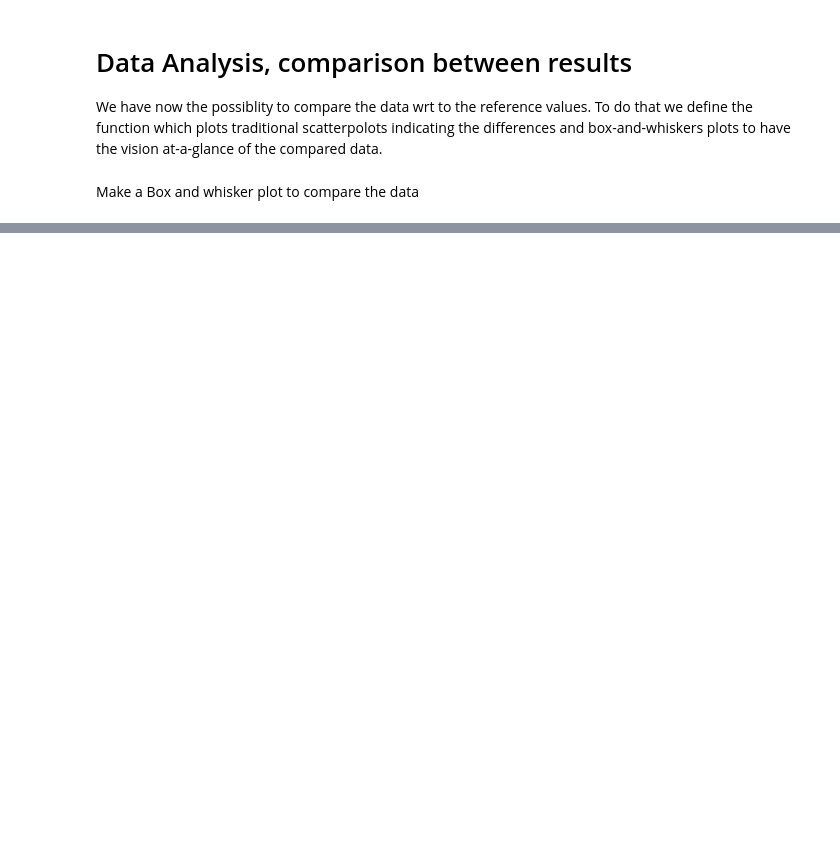
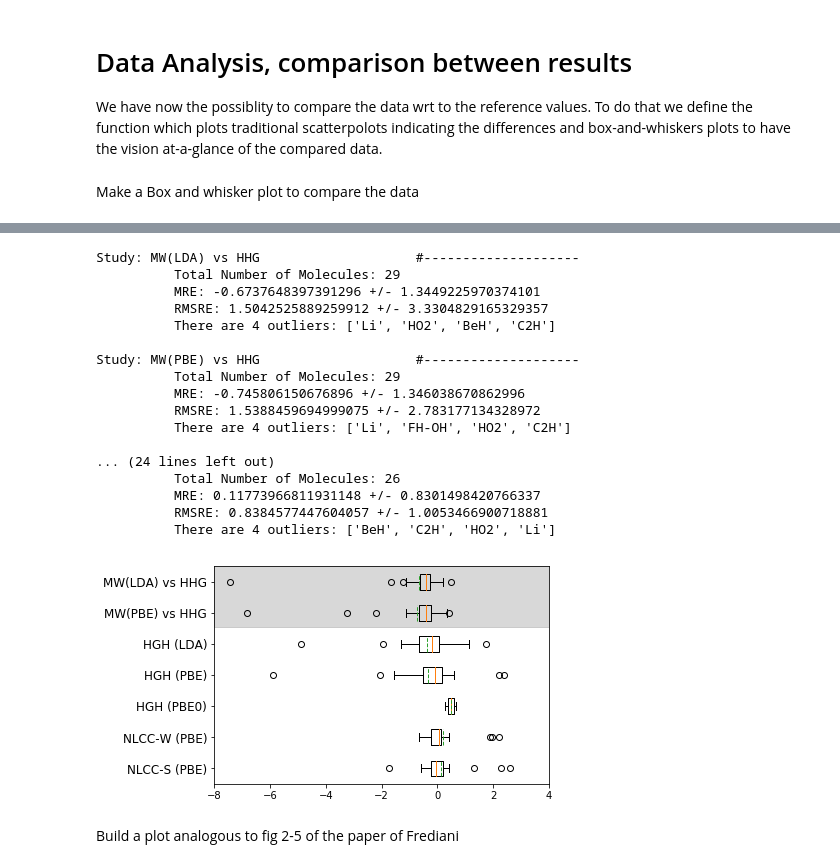
Before and after one commit to marcodalessandro76/Statical-Polarizability, a Jupyter notebook: Calculations/Data analysis.ipynb, the cells around one changed output, grey strips where cells are left out. Cells and saved outputs as stored; diff of their text form; code cells hidden in the pictures; blank space fills up the shorter version.

```diff
--- a/Calculations/Data analysis.ipynb
+++ b/Calculations/Data analysis.ipynb
@@ -518,0 +546,13 @@ Study: nlcc_ss(pbe)                    #--------------------
+# %%
+def plot_box_and_whisker2(data,write_labels=False):
+    import matplotlib.pyplot as plt
+    toplot=[d['data']for d in data]
+    labels=[d['label'] for d in data]
+    tt=plt.boxplot(toplot,vert=False,patch_artist=False,labels=labels,meanline=True,showmeans=True)
+    ax = plt.axes()
+    fliers=tt['fliers']
+    #fliers.reverse()
+    write_fliers_names(ax,data,fliers,write_labels)
+    return plt
+# %%
+data = comparison_of_data2(restrict_to=closed_shell)
@@ -518,0 +570,42 @@ Study: nlcc_ss(pbe)                    #--------------------
+# %%
+data[0]['label'] = 'MW(LDA) vs HHG'
+data[1]['label'] = 'HGH (LDA)'
+data[2]['label'] = 'MW(PBE) vs HHG'
+data[3]['label'] = 'HGH (PBE)'
+data[4]['label'] = 'NLCC-W (PBE)'
+data[5]['label'] = 'NLCC-S (PBE)'
+data[6]['label'] = 'HGH (PBE0)'
+# %%
+sort_data = [data[5],data[4],data[6],data[3],data[1],data[2],data[0]]
+# %%
+pp = plot_box_and_whisker2(sort_data)
+pp.yticks(size=12)
+ax = pp.axes()
+#nsp
+#ax.axvspan(-4, 5, ymin=0.72, ymax=1, alpha=0.3, color='gray')
+#pp.xlim(-4,5)
+#sp
+ax.axvspan(-8, 4, ymin=0.72, ymax=1, alpha=0.3, color='gray')
+pp.xlim(-8,4)
+pp.show()
+# %% [output]
+Study: MW(LDA) vs HHG                    #--------------------
+          Total Number of Molecules: 29
+          MRE: -0.6737648397391296 +/- 1.3449225970374101
+          RMSRE: 1.5042525889259912 +/- 3.3304829165329357
+          There are 4 outliers: ['Li', 'HO2', 'BeH', 'C2H']
+
+Study: MW(PBE) vs HHG                    #--------------------
+          Total Number of Molecules: 29
+          MRE: -0.745806150676896 +/- 1.346038670862996
+          RMSRE: 1.5388459694999075 +/- 2.783177134328972
+          There are 4 outliers: ['Li', 'FH-OH', 'HO2', 'C2H']
+
+... (24 lines left out)
+          Total Number of Molecules: 26
+          MRE: 0.11773966811931148 +/- 0.8301498420766337
+          RMSRE: 0.8384577447604057 +/- 1.0053466900718881
+          There are 4 outliers: ['BeH', 'C2H', 'HO2', 'Li']
+[figure, added]
+# %% [markdown]
+Build a plot analogous to fig 2-5 of the paper of Frediani
```
Also changed, not shown: parts of 24 cells of this notebook, 4 other files.
